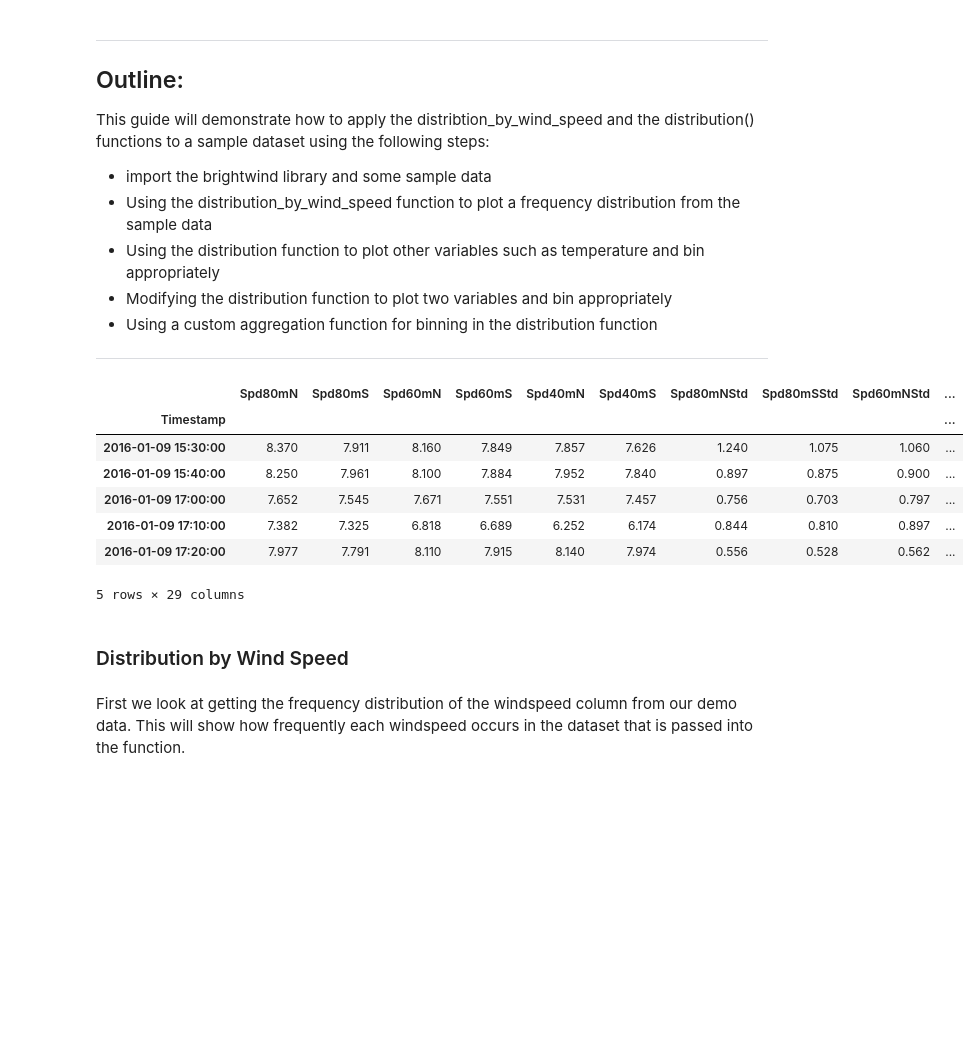
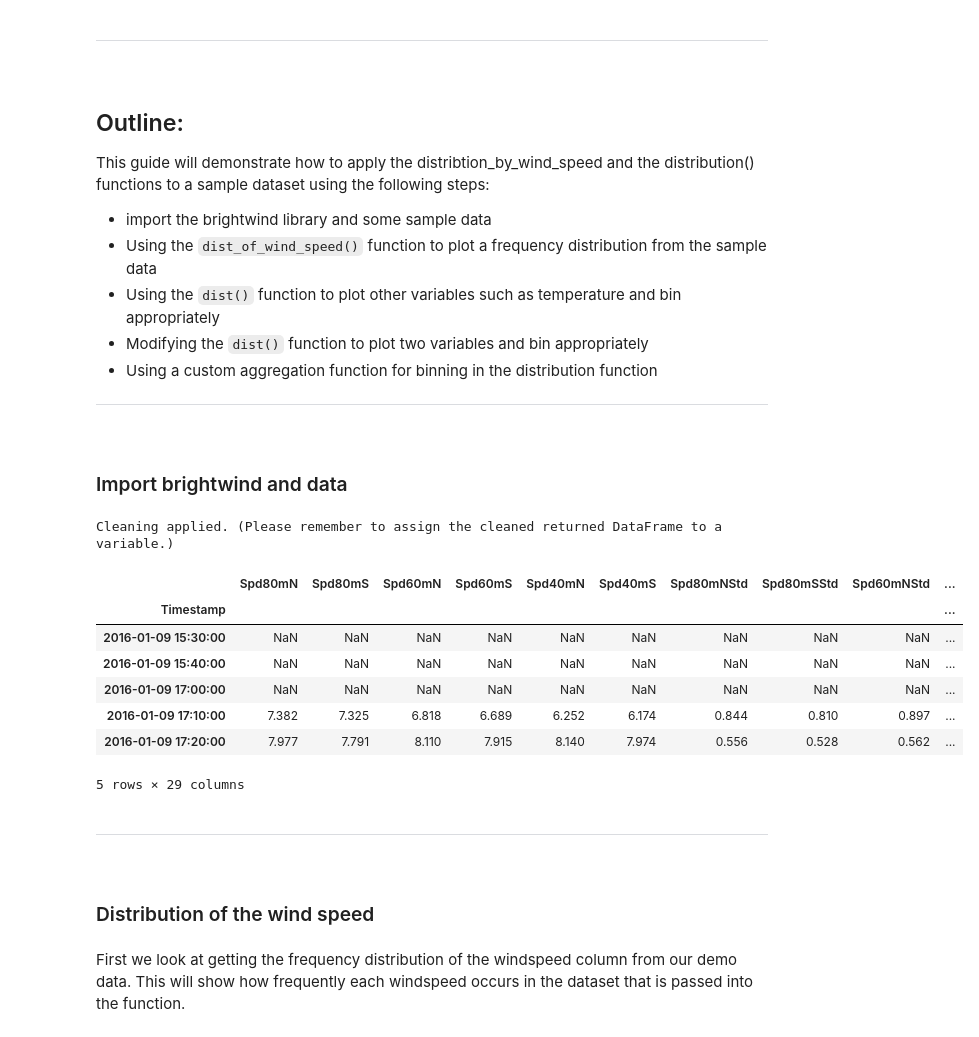
Before and after one commit to brightwind-dev/brightwind, a Jupyter notebook: docs/source/tutorials/how_dist_function_works.ipynb, the cells around one changed output. Drawn from its saved outputs; the diff is of its cells as text; code cells hidden in the pictures; blank space fills up the shorter version.

Commit message:
iss #153 update distribution tutorial

```diff
--- a/docs/source/tutorials/how_dist_function_works.ipynb
+++ b/docs/source/tutorials/how_dist_function_works.ipynb
@@ -11,36 +11,53 @@ Last updated: 25 June, 2019
+# %% [markdown]
+***
 # %% [markdown]
-***
+<div style='margin-top: 3em; margin-bottom: 3em;'>
+</div>
+
 ## Outline:
 
 This guide will demonstrate how to apply the distribtion_by_wind_speed and the distribution() functions to a sample dataset using the following steps:
 
 - import the brightwind library and some sample data
-- Using the distribution_by_wind_speed function to plot a frequency distribution from the sample data
-- Using the distribution function to plot other variables such as temperature and bin appropriately
-- Modifying the distribution function to plot two variables and bin appropriately
+- Using the `dist_of_wind_speed()` function to plot a frequency distribution from the sample data
+- Using the `dist()` function to plot other variables such as temperature and bin appropriately
+- Modifying the `dist()` function to plot two variables and bin appropriately
 - Using a custom aggregation function for binning in the distribution function
 
 ***
+# %% [markdown]
+<div style='margin-top: 3em; margin-bottom: 3em;'>
+</div>
+
+### Import brightwind and data
 # %%
 import brightwind as bw
 # %%
 # specify location of existing sample dataset
-filepath = r'C:\...\brightwind\datasets\demo\demo_data.csv'
+filepath = r'C:\Users\Stephen\Documents\Analysis\demo_data.csv'
 # load data as dataframe
 data = bw.load_csv(filepath)
+# apply cleaning
+data = bw.apply_cleaning(data, r'C:\Users\Stephen\Documents\Analysis\demo_cleaning_file.csv')
 # show first few rows of dataframe
 data.head(5)
 # %% [output]
+Cleaning applied. (Please remember to assign the cleaned returned DataFrame to a variable.)
 |  | Spd80mN | Spd80mS | Spd60mN | Spd60mS | Spd40mN | Spd40mS | Spd80mNStd | Spd80mSStd | Spd60mNStd | ... |
 | Timestamp |  |  |  |  |  |  |  |  |  | ... |
-| 2016-01-09 15:30:00 | 8.370 | 7.911 | 8.160 | 7.849 | 7.857 | 7.626 | 1.240 | 1.075 | 1.060 | ... |
-| 2016-01-09 15:40:00 | 8.250 | 7.961 | 8.100 | 7.884 | 7.952 | 7.840 | 0.897 | 0.875 | 0.900 | ... |
-| 2016-01-09 17:00:00 | 7.652 | 7.545 | 7.671 | 7.551 | 7.531 | 7.457 | 0.756 | 0.703 | 0.797 | ... |
+| 2016-01-09 15:30:00 | NaN | NaN | NaN | NaN | NaN | NaN | NaN | NaN | NaN | ... |
+| 2016-01-09 15:40:00 | NaN | NaN | NaN | NaN | NaN | NaN | NaN | NaN | NaN | ... |
+| 2016-01-09 17:00:00 | NaN | NaN | NaN | NaN | NaN | NaN | NaN | NaN | NaN | ... |
 | 2016-01-09 17:10:00 | 7.382 | 7.325 | 6.818 | 6.689 | 6.252 | 6.174 | 0.844 | 0.810 | 0.897 | ... |
 | 2016-01-09 17:20:00 | 7.977 | 7.791 | 8.110 | 7.915 | 8.140 | 7.974 | 0.556 | 0.528 | 0.562 | ... |
-5 rows × 29 columns
+5 rows × 29 columns
-# %% [markdown]
-### Distribution by Wind Speed
+# %% [markdown]
+***
+# %% [markdown]
+<div style='margin-top: 3em; margin-bottom: 3em;'>
+</div>
+
+### Distribution of the wind speed
 # %% [markdown]
 First we look at getting the frequency distribution of the windspeed column from our demo data. This will show how
 frequently each windspeed occurs in the dataset that is passed into the function.
```
Also changed, not shown: parts of 17 cells of this notebook.
